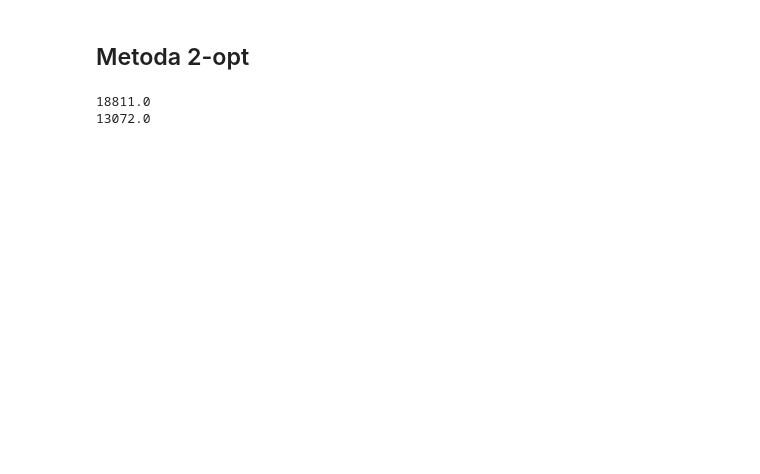
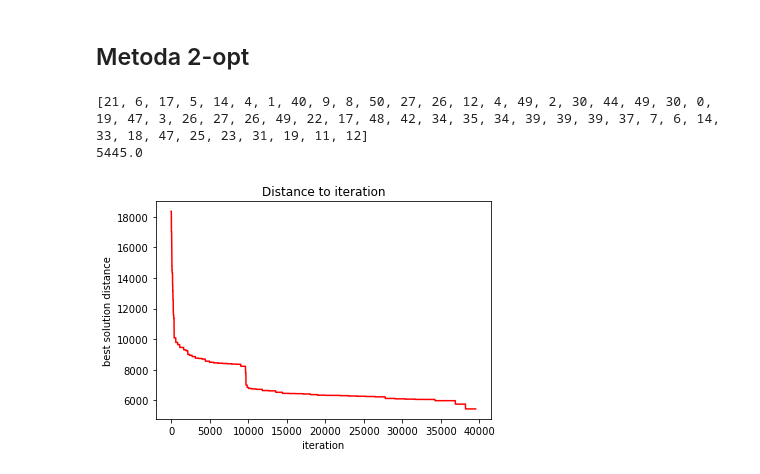
Before and after one commit to T2ooomasz/Algorytmy-Metaheurystyczne, a Jupyter notebook: testy.ipynb, the cells around one changed output. Saved outputs shown, nothing was run; the diff lists cells and outputs as text; code cells hidden in the pictures; blank space fills up the shorter version.

```diff
--- a/testy.ipynb
+++ b/testy.ipynb
@@ -352,40 +361,73 @@ def invert(city_list, i, j):
         # print(current_trace)
 
     return current_trace
+
+A = np.array([0,1,2,3,4,5,6,7,8,9,10,11,12,13,14,15,16,17,18,19])
+i = 0
+while i < 19:
+    j = i + 1
+    while j < 20:
+        A_copy = A.copy()
+        A_copy = invert(A_copy, i, j)
+        print(i, j, A_copy)
+        j += 1
+    i += 1
+
+A = np.array([0,1,2,3,4,5,6,7,8,9])
+B = invert(A, 0, 1)
+print(B)
+B = invert(A, 0, 2)
+print(B)
+B = invert(A, 0, 3)
+print(B)
 # %%
-N = 50 # number of cities
-k = 10000
+# N = 50 # number of cities
+# k = 10000
 
-Matrixx = symetric_random_instance(N, 1, 100) # random
+# Matrixx = symetric_random_instance(N, 1, 100) # random
 Matrixx = set_Matrix()  # instance
 N = np.shape(Matrixx)[0]
 
 best_solution = [None]*N
 current_solution = [None]*N
-
-trace = random.sample(range(N),N)
+X = []
+# trace = random.sample(range(N),N)
 for i in range(N):
     go_to = nearest_neighbour(i, Matrixx)
     best_solution[i] = go_to
 min_weight  = get_weight(best_solution, Matrixx)# = funkcja liczaca wage
-print(min_weight)
-
+#print(min_weight)
+print(best_solution)
 improved = True
 while(improved):
-    for i in range(N-2):
-        for j in range(i, N-1):
-            current_solution = invert(best_solution, i, j)
+    i = 0
+    while i < N-1:
+        j = i + 1
+        while j < N:
+            current_solution = best_solution.copy()
+            current_solution = invert(current_solution, i, j)
             current_distance = get_weight(current_solution, Matrixx)
             if(current_distance < min_weight):
                 best_solution = current_solution
                 min_weight = current_distance
                 i = 0
                 j = 0
 
+            X.append(min_weight)
+            j += 1
+        i += 1
+
     improved = False
 
-
 print(get_weight(best_solution, Matrixx))
+plt.plot(X, '-r')
+plt.xlabel('iteration')
+plt.ylabel('best solution distance')
+# giving a title to my graph
+plt.title('Distance to iteration')
+plt.show()
+#print_solution(best_solution)
 # %% [output]
-18811.0
-13072.0
+[21, 6, 17, 5, 14, 4, 1, 40, 9, 8, 50, 27, 26, 12, 4, 49, 2, 30, 44, 49, 30, 0, 19, 47, 3, 26, 27, 26, 49, 22, 17, 48, 42, 34, 35, 34, 39, 39, 39, 37, 7, 6, 14, 33, 18, 47, 25, 23, 31, 19, 11, 12]
+5445.0
+[figure, added]
```
Also changed, not shown: parts of 8 cells of this notebook.
